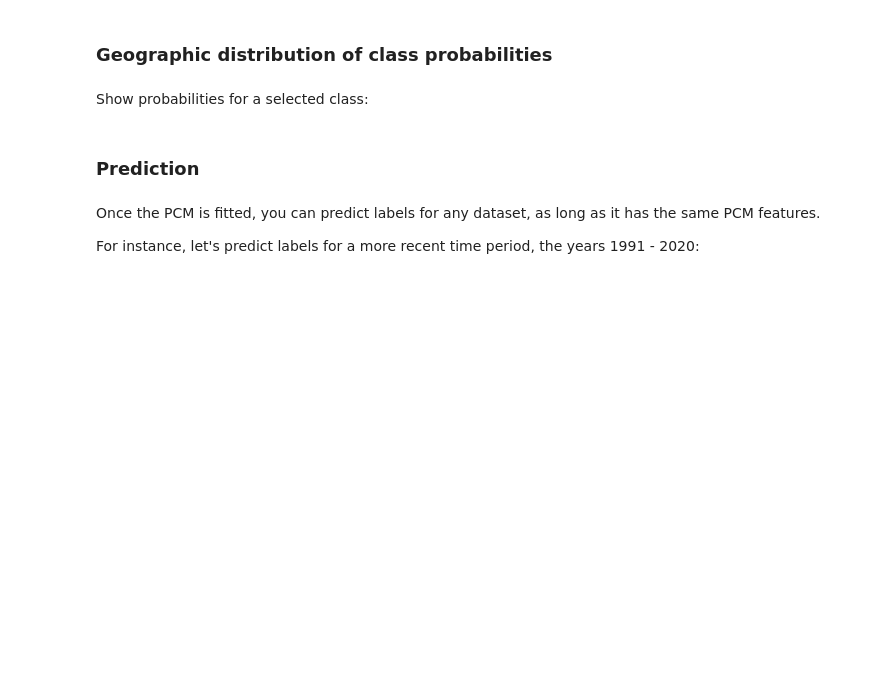
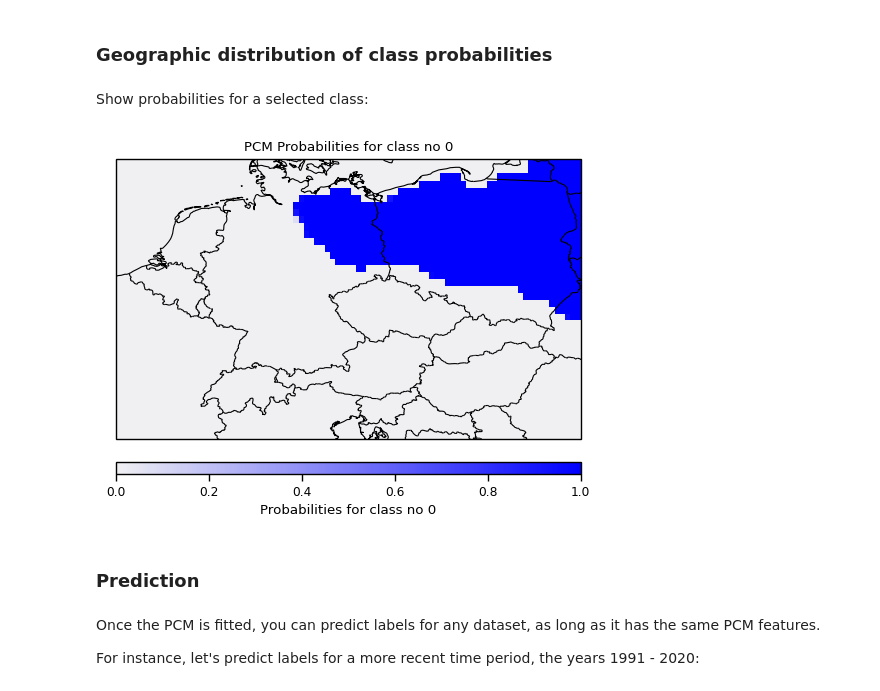
Before and after one commit to bopen/earthdatahub-notebooks, a Jupyter notebook: use-cases/tutorial-era5-climatology-modelling.ipynb, the cells around one changed output. Saved outputs shown, nothing was run; the diff lists cells and outputs as text; code cells hidden in the pictures; blank space fills up the shorter version.

```diff
--- a/use-cases/tutorial-era5-climatology-modelling.ipynb
+++ b/use-cases/tutorial-era5-climatology-modelling.ipynb
@@ -462,25 +480,27 @@ plot_classmap(ds_europe_1951_1980_monthly_neg['PCM_LABELS'], nclasses, title="PC
 # %% [markdown]
 Show probabilities for a selected class:
 # %%
-classno = 2
+classno = 0
 ds_plt = ds_europe_1951_1980_monthly_neg['PCM_POST'].sel(pcm_class=classno)
 
 cmap = sns.light_palette("blue", as_cmap=True)
 
 _, ax = plt.subplots(
     figsize=(6, 6),
-    subplot_kw={"projection": crs.Miller()},
+    subplot_kw={"projection": ccrs.Miller()},
 )
 ds_plt.plot(
     ax=ax,
     cmap=cmap,
-    transform=crs.PlateCarree(),
+    transform=ccrs.PlateCarree(),
     cbar_kwargs={"orientation": "horizontal", "pad": 0.05, "aspect": 40, "label": f"Probabilities for class no {classno}"},
 )
 ax.coastlines()
-ax.add_feature(feature.BORDERS)
+ax.add_feature(cfeature.BORDERS)
 ax.set_title(f"PCM Probabilities for class no {classno}")
 plt.show()
+# %% [output]
+[figure, added]
 # %% [markdown]
 ### Prediction
 # %% [markdown]
```
Also changed, not shown: parts of 18 cells of this notebook.
